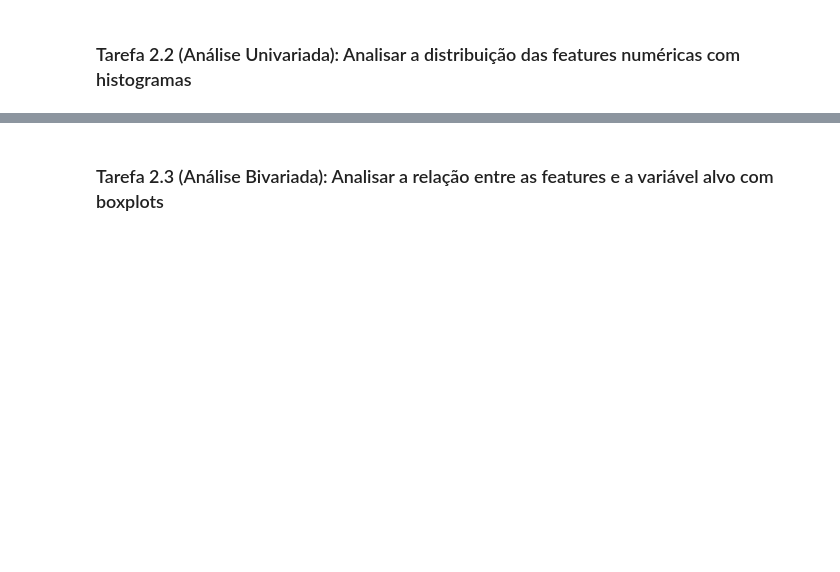
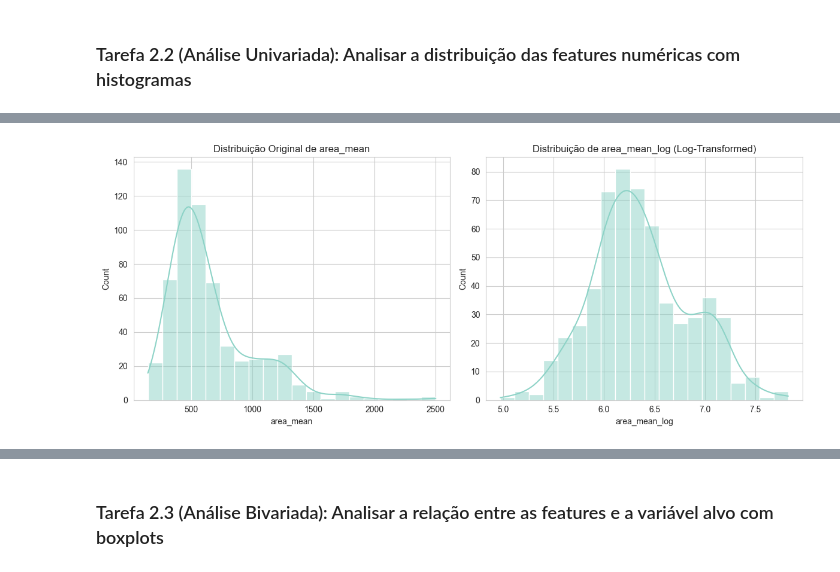
Before and after one commit to junior-vs/IA-para-Devs, a Jupyter notebook: fiap-labs/fase1/projects/tech-challenge/BreastCancerPreditction/tech-challange.ipynb, the cells around one changed output, grey strips where cells are left out. Drawn from its saved outputs; the diff is of its cells as text; code cells hidden in the pictures; blank space fills up the shorter version.

```diff
--- a/fiap-labs/fase1/projects/tech-challenge/BreastCancerPreditction/tech-challange.ipynb
+++ b/fiap-labs/fase1/projects/tech-challenge/BreastCancerPreditction/tech-challange.ipynb
@@ -136,0 +200,21 @@ plt.show()
+# %%
+import numpy as np
+
+# Exemplo de como transformar uma feature assimétrica (ex: area_mean)
+dt['area_mean_log'] = np.log1p(dt['area_mean'])
+
+# Plotando o antes e o depois para ver o efeito
+fig, axes = plt.subplots(1, 2, figsize=(12, 5))
+
+# Antes da transformação
+sns.histplot(dt['area_mean'], bins=20, kde=True, ax=axes[0])
+axes[0].set_title('Distribuição Original de area_mean')
+
+# Depois da transformação
+sns.histplot(dt['area_mean_log'], bins=20, kde=True, ax=axes[1])
+axes[1].set_title('Distribuição de area_mean_log (Log-Transformed)')
+
+plt.tight_layout()
+plt.show()
+# %% [output]
+[figure, added]
```
Also changed, not shown: parts of 29 cells of this notebook, 1 other file.
